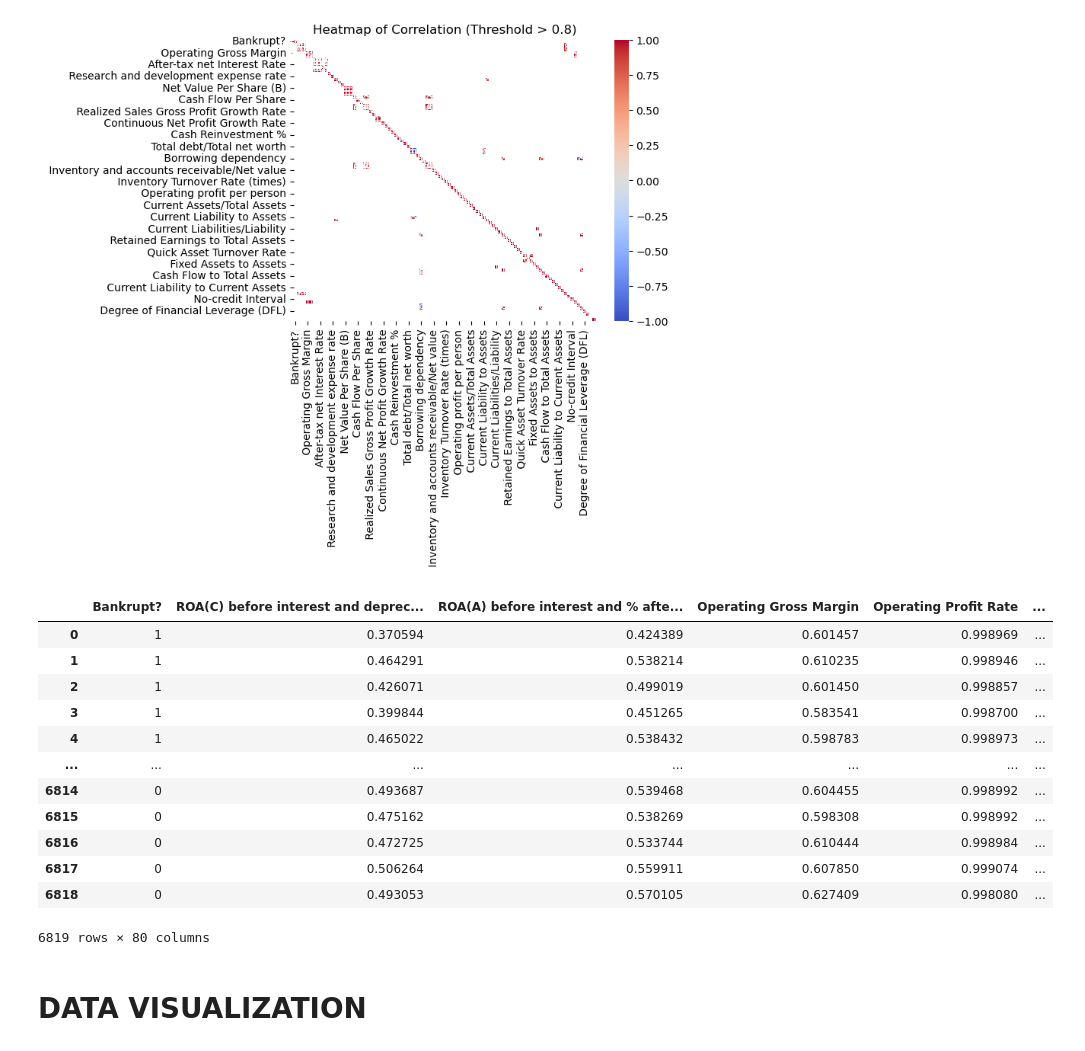
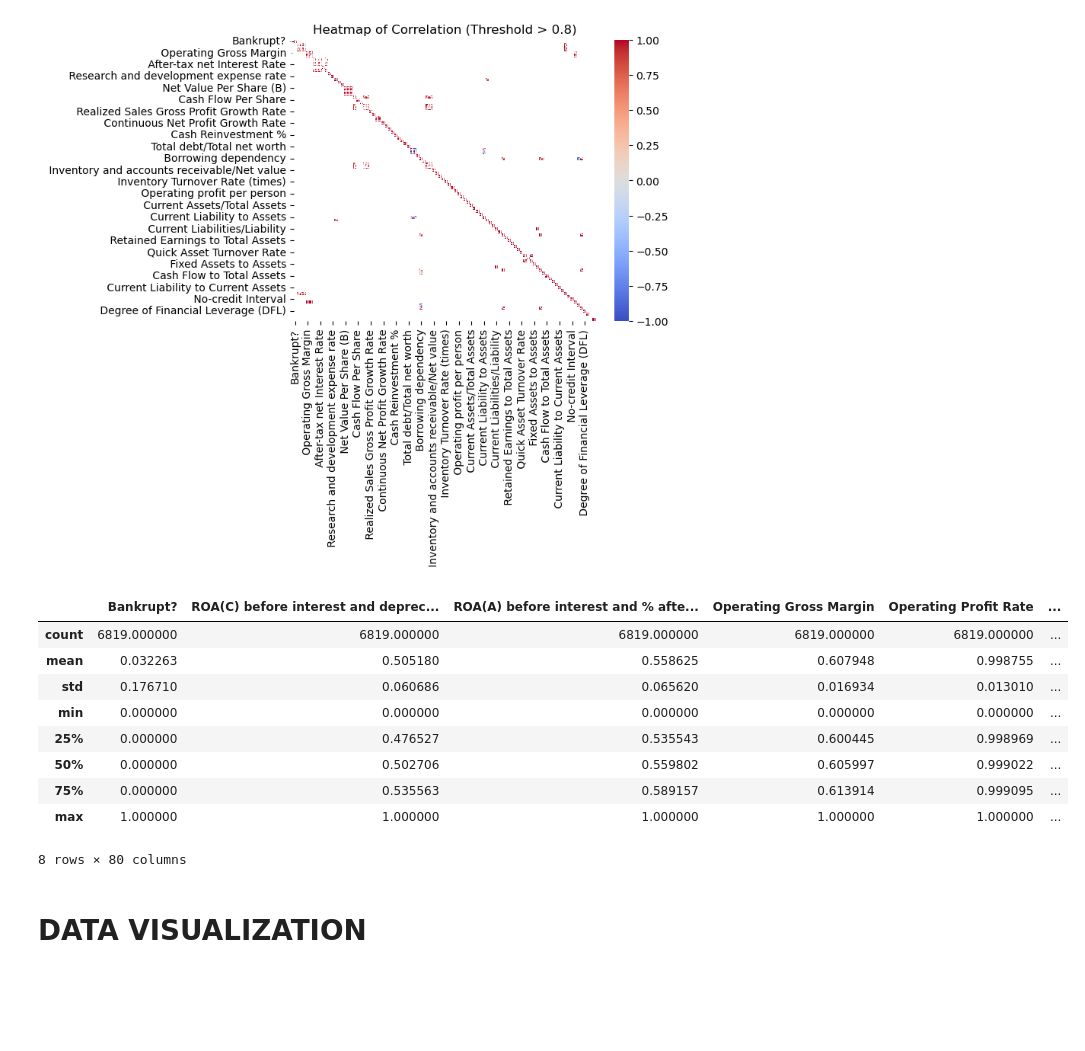
Before and after one commit to louis-md/project_7, a Jupyter notebook: cleaning_code.ipynb, the cells around one changed output. Cells and saved outputs as stored; diff of their text form; code cells hidden in the pictures; blank space fills up the shorter version.

```diff
--- a/cleaning_code.ipynb
+++ b/cleaning_code.ipynb
@@ -218,21 +218,18 @@ plt.show()
 [figure]
 # %%
 dropped_data = data.drop(to_drop, inplace=True, axis=1)
-data
+data.describe()
 # %% [output]
 |  | Bankrupt? | ROA(C) before interest and deprec... | ROA(A) before interest and % afte... | Operating Gross Margin | Operating Profit Rate | ... |
-| 0 | 1 | 0.370594 | 0.424389 | 0.601457 | 0.998969 | ... |
-| 1 | 1 | 0.464291 | 0.538214 | 0.610235 | 0.998946 | ... |
-| 2 | 1 | 0.426071 | 0.499019 | 0.601450 | 0.998857 | ... |
-| 3 | 1 | 0.399844 | 0.451265 | 0.583541 | 0.998700 | ... |
-| 4 | 1 | 0.465022 | 0.538432 | 0.598783 | 0.998973 | ... |
-| ... | ... | ... | ... | ... | ... | ... |
-| 6814 | 0 | 0.493687 | 0.539468 | 0.604455 | 0.998992 | ... |
-| 6815 | 0 | 0.475162 | 0.538269 | 0.598308 | 0.998992 | ... |
-| 6816 | 0 | 0.472725 | 0.533744 | 0.610444 | 0.998984 | ... |
-| 6817 | 0 | 0.506264 | 0.559911 | 0.607850 | 0.999074 | ... |
-| 6818 | 0 | 0.493053 | 0.570105 | 0.627409 | 0.998080 | ... |
+| count | 6819.000000 | 6819.000000 | 6819.000000 | 6819.000000 | 6819.000000 | ... |
+| mean | 0.032263 | 0.505180 | 0.558625 | 0.607948 | 0.998755 | ... |
+| std | 0.176710 | 0.060686 | 0.065620 | 0.016934 | 0.013010 | ... |
+| min | 0.000000 | 0.000000 | 0.000000 | 0.000000 | 0.000000 | ... |
+| 25% | 0.000000 | 0.476527 | 0.535543 | 0.600445 | 0.998969 | ... |
+| 50% | 0.000000 | 0.502706 | 0.559802 | 0.605997 | 0.999022 | ... |
+| 75% | 0.000000 | 0.535563 | 0.589157 | 0.613914 | 0.999095 | ... |
+| max | 1.000000 | 1.000000 | 1.000000 | 1.000000 | 1.000000 | ... |
-6819 rows × 80 columns
+8 rows × 80 columns
 # %% [markdown]
 # DATA VISUALIZATION
 # %% [markdown]
```
Also changed, not shown: parts of 4 cells of this notebook, 1 other file.
